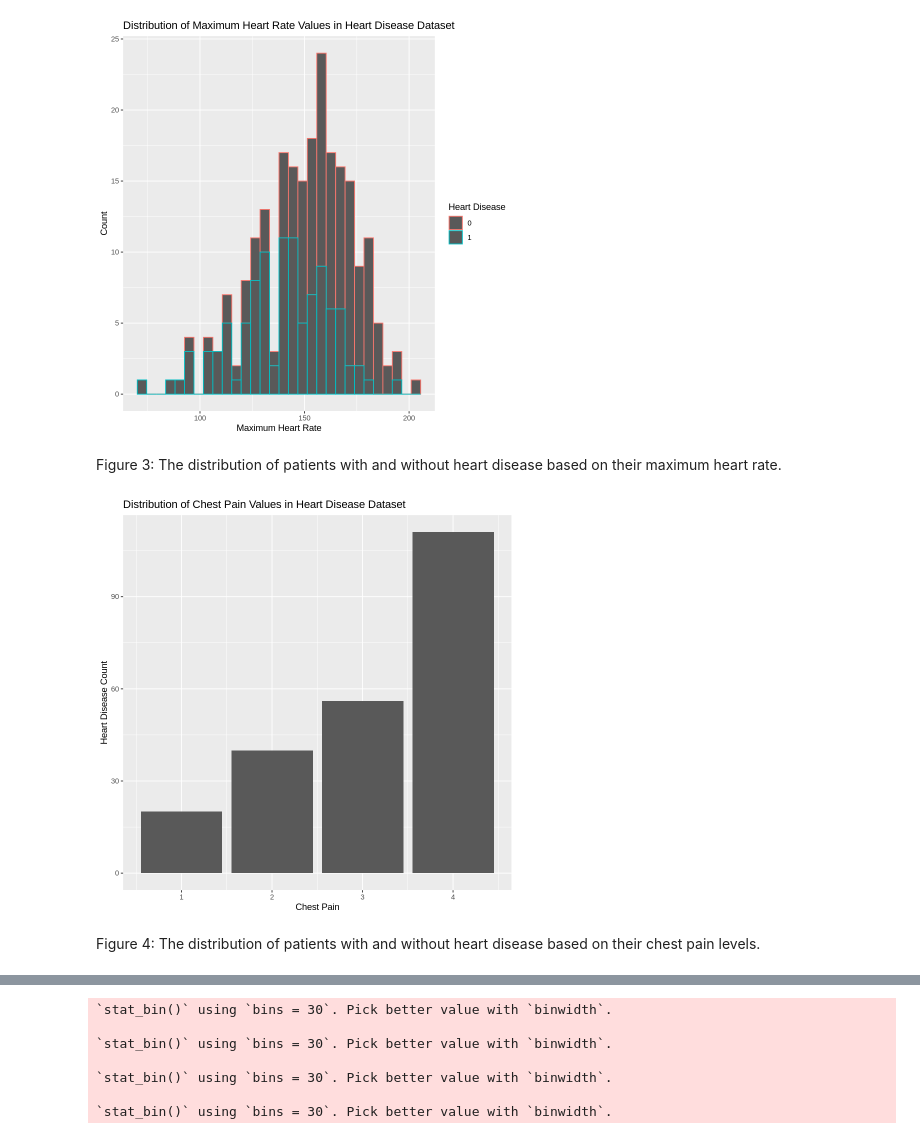
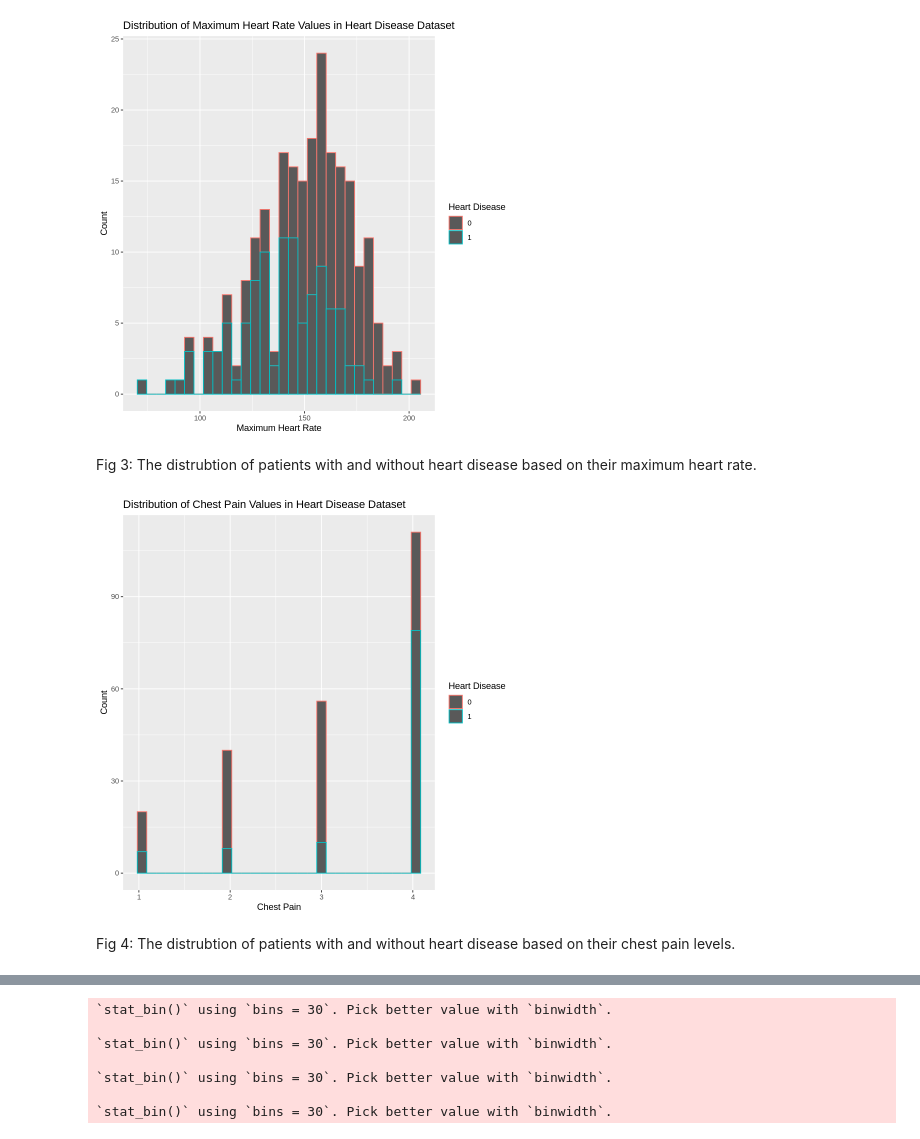
Before and after one commit to Yusen121/heart_disease_simple, a Jupyter notebook: data/group_project_report.ipynb, the cells around one changed output, grey strips where cells are left out. Saved outputs shown, nothing was run; the diff lists cells and outputs as text; code cells hidden in the pictures.

```diff
--- a/data/group_project_report.ipynb
+++ b/data/group_project_report.ipynb
@@ -195,18 +192,16 @@ heart_training_max_heart_rate
 # %% [output]
 [figure]
 # %% [markdown]
-Figure 3: The distribution of patients with and without heart disease based on their maximum heart rate.
+Fig 3: The distrubtion of patients with and without heart disease based on their maximum heart rate.
 # %%
-# !!!
-
 heart_training_chest_pain<- training_data %>%
-    ggplot(aes(x= chest_pain))+
-    geom_bar()+
-    labs(x = "Chest Pain", y = "Heart Disease Count") +
+    ggplot(aes(x=chest_pain, colour = num))+
+    geom_histogram(bins = 30)+
+    labs(x = "Chest Pain", y = "Count", colour = "Heart Disease") +
     ggtitle("Distribution of Chest Pain Values in Heart Disease Dataset")
 heart_training_chest_pain
 # %% [output]
-[figure, old version]
+[figure, new version]
 # %% [markdown]
-Figure 4: The distribution of patients with and without heart disease based on their chest pain levels.
+Fig 4: The distrubtion of patients with and without heart disease based on their chest pain levels.
 # %% [markdown]
```
Also changed, not shown: parts of 20 cells of this notebook.
